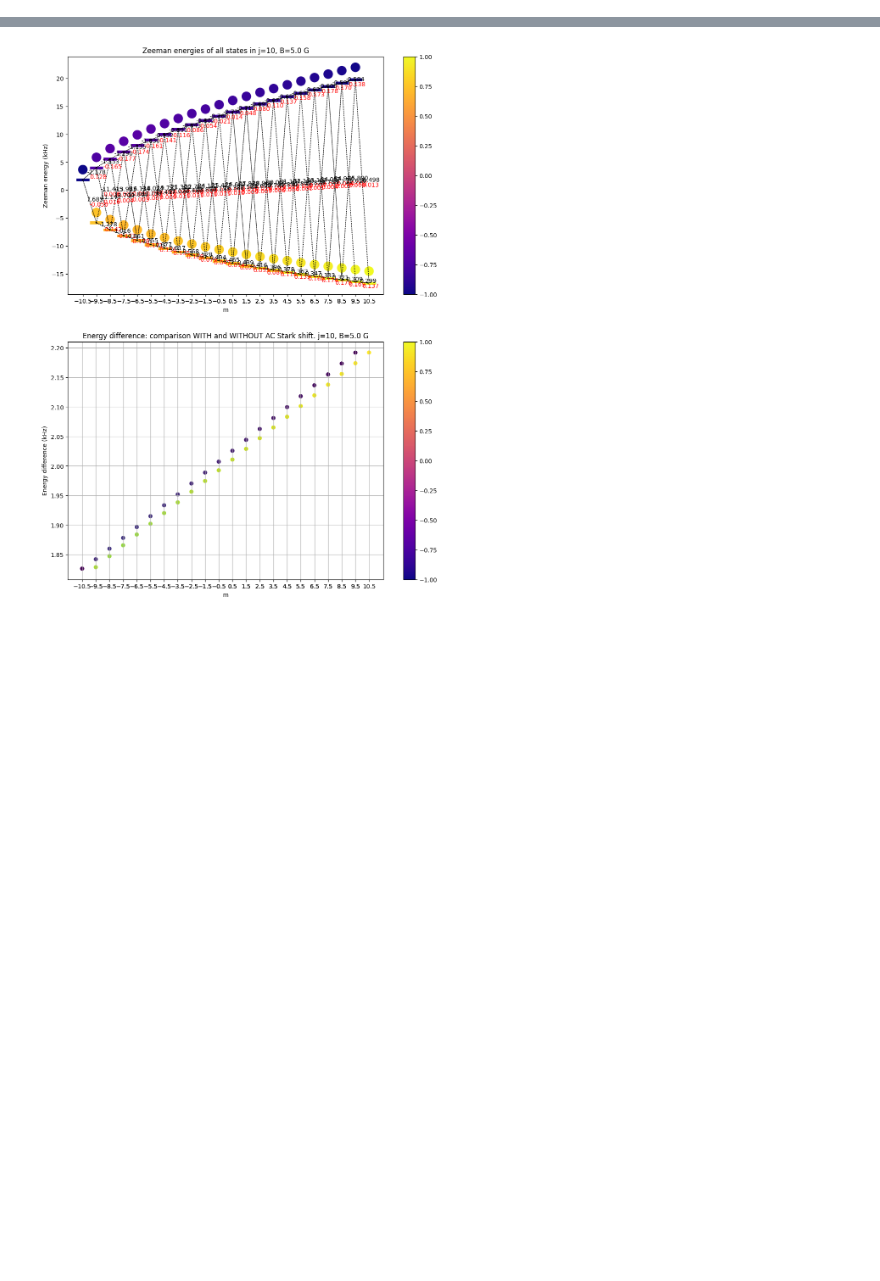
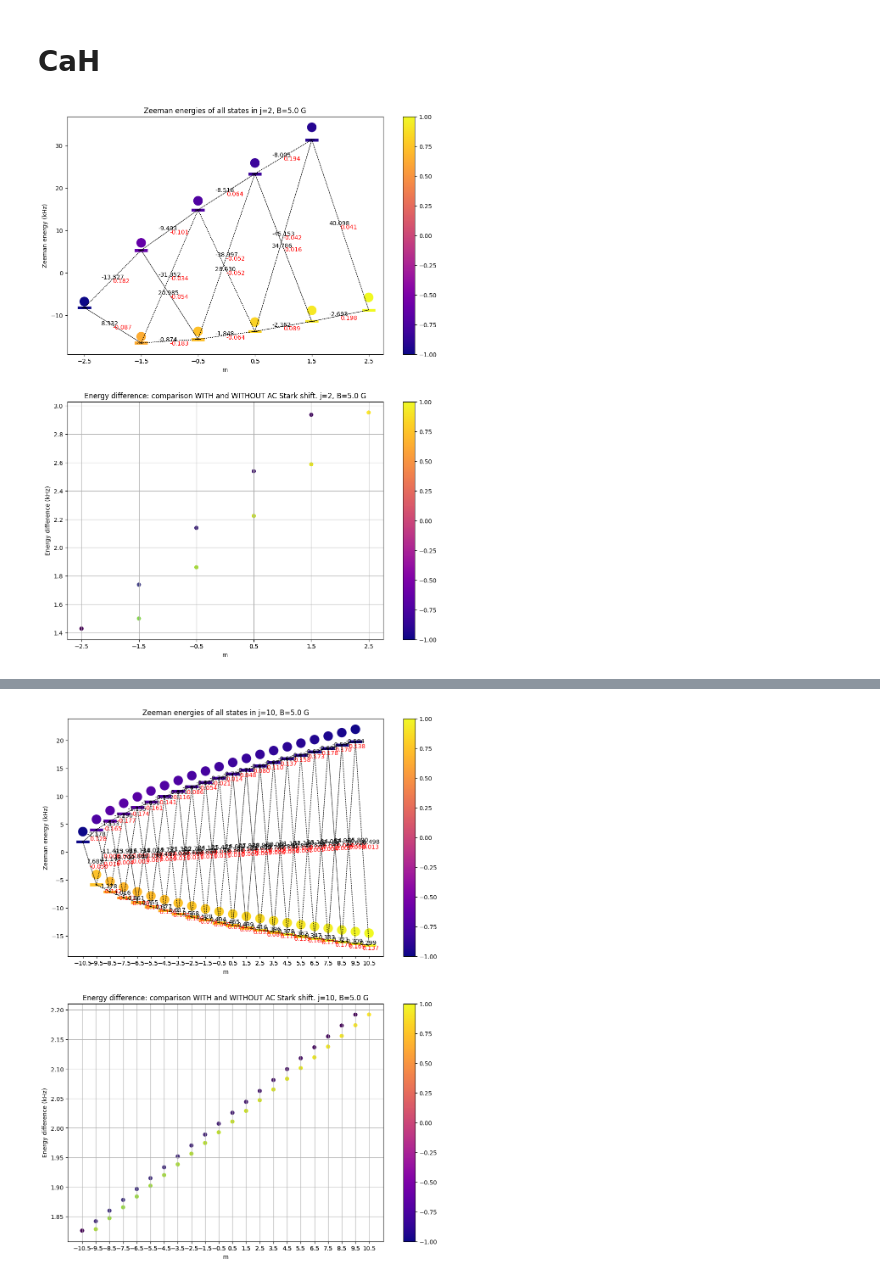
Before and after one commit to sdracia/master-thesis, a Jupyter notebook: molecules-calculation/spectrum_ACstark.ipynb, the cells around one changed output, grey strips where cells are left out. Cells and saved outputs as stored; diff of their text form; code cells hidden in the pictures; blank space fills up the shorter version.

```diff
--- a/molecules-calculation/spectrum_ACstark.ipynb
+++ b/molecules-calculation/spectrum_ACstark.ipynb
@@ -6,3 +6,18 @@ from molecules import CaOH, CaH, mu_N, gI
 import pandas as pd
 from scipy.constants import h, k
 %matplotlib inline
+# %% [markdown]
+# CaH
+# %%
+j = 2
+cah = CaH.from_file(b_field_gauss=5.0, j_max=50)
+
+rabi_rate_mhz_1 = 0.002
+rabi_rate_mhz_2 = 0.004
+q1 = qls.Polarization(1, 0, 0)
+q2 = qls.Polarization(0, 0, 1)
+data_ac = [rabi_rate_mhz_1, rabi_rate_mhz_2, q1, q2]
+
+cah.prova(j, data_ac)
+# %% [output]
+[figure, added]
```
Also changed, not shown: parts of 11 cells of this notebook, 4 other files.
